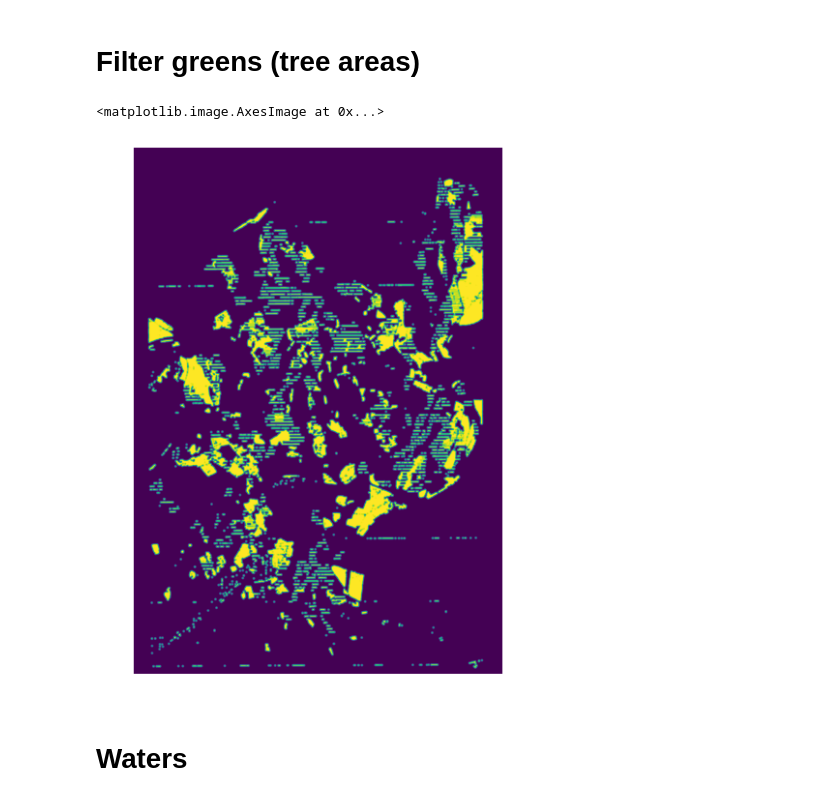
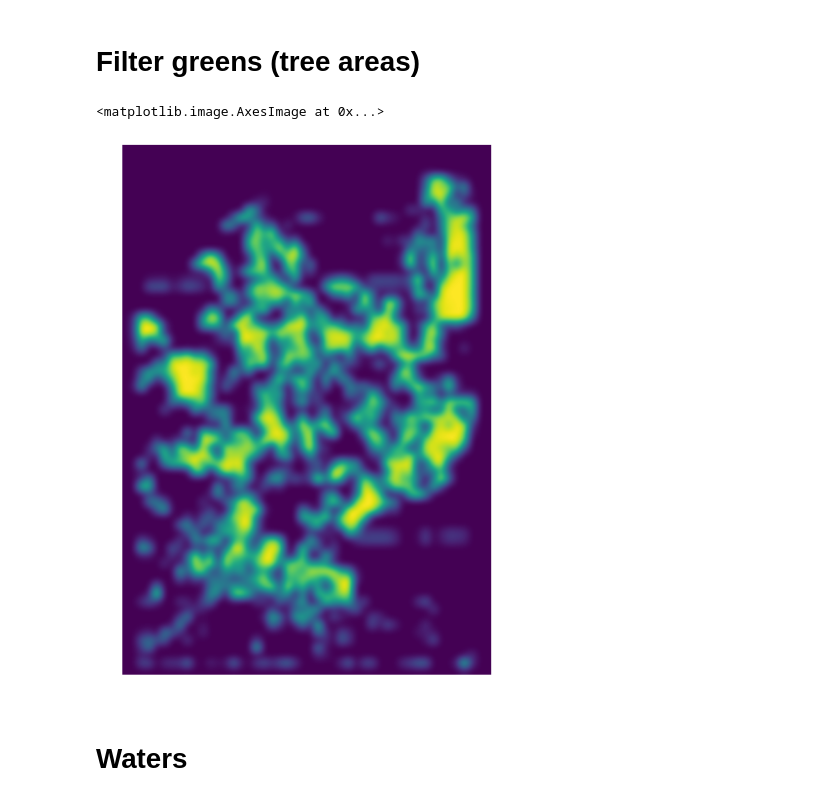
Before and after one commit to flavian112/olto3d, a Jupyter notebook: src/mapDigitalisation.ipynb, the cells around one changed output. Saved outputs shown, nothing was run; the diff lists cells and outputs as text; code cells hidden in the pictures.

```diff
--- a/src/mapDigitalisation.ipynb
+++ b/src/mapDigitalisation.ipynb
@@ -27,9 +19,11 @@ import src.test
 # %% [markdown]
 # Read image
 # %%
-mapPath = "ressources/simplified/contourtest.jpg" #"ressources/simplified/contourtest.jpg" #"ressources/maps/map1.jpg"
+mapPath = "ressources/maps/map1.jpg" #"ressources/simplified/contourtest.jpg" #"ressources/maps/map1.jpg"
 img = src.filesystem.readImg(mapPath)
 img = cv2.cvtColor(img, cv2.COLOR_BGR2RGB)
+
+scale3d = 0.1
 
 gray = cv2.cvtColor(img, cv2.COLOR_BGR2GRAY)
 
@@ -196,15 +184,21 @@ plt.imshow(imgToDraw, interpolation="bicubic")
 # %%
 mask = cv2.inRange(hsv, np.array([60, 70, 150]), np.array([80, 255, 255]))
 
-kernel = np.ones((5,5),np.uint8)
+kernelsize = int((height+width/2)*0.002) + 1
+kernel = np.ones((kernelsize,kernelsize),np.uint8)
 mask = cv2.dilate(mask, kernel, iterations = 2)
+
+treedensity=5
+
+treesresized = cv2.resize(mask.copy(), (0,0), fx=scale3d/treedensity, fy=scale3d/treedensity,interpolation = cv2.INTER_AREA)
+ret, treemap = cv2.threshold(treesresized,127,255,cv2.THRESH_BINARY)
 
 plt.figure(figsize=[10,10])
 plt.axis('off')
-plt.imshow(mask, interpolation="bicubic")
+plt.imshow(treesresized, interpolation="bicubic")
 # %% [output]
 <matplotlib.image.AxesImage at 0x...>
-[figure, old version]
+[figure, new version]
 # %% [markdown]
 # Waters
 # %%
```
Also changed, not shown: parts of 11 cells of this notebook, 3 other files.
